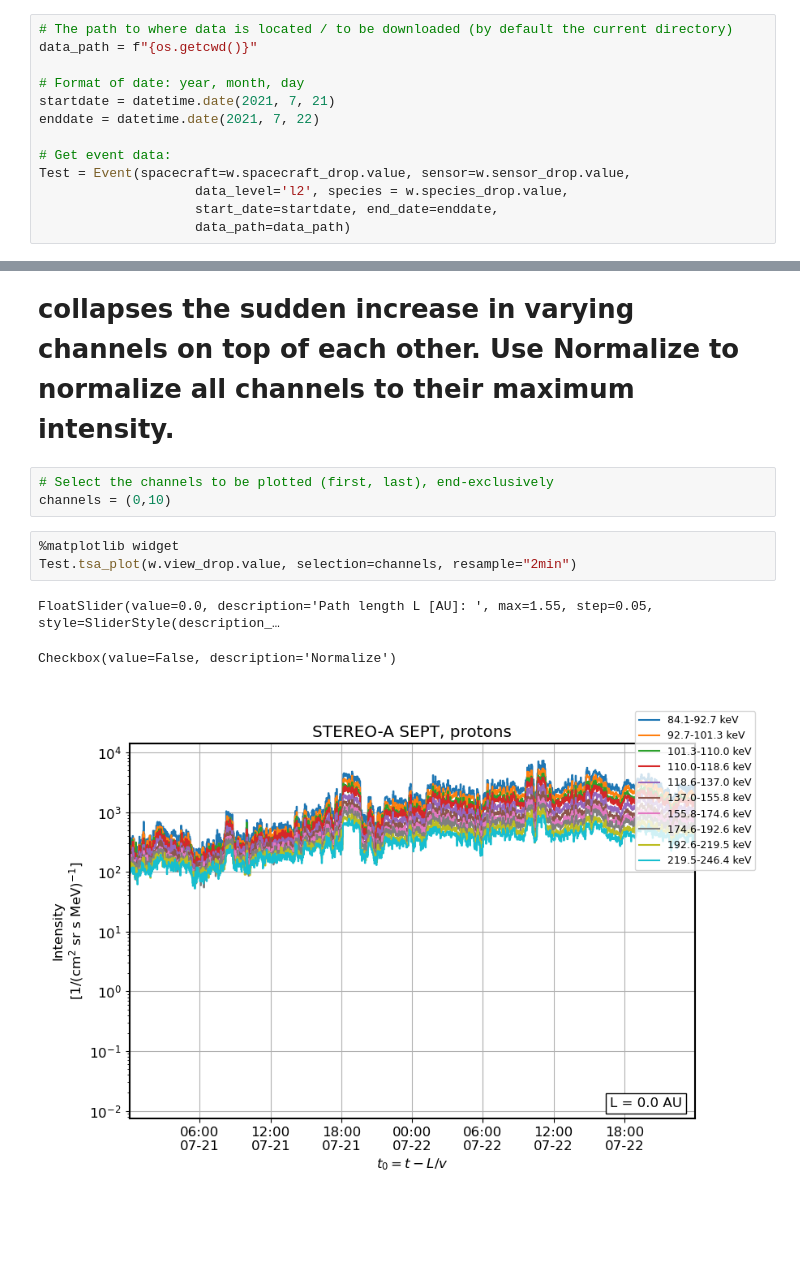
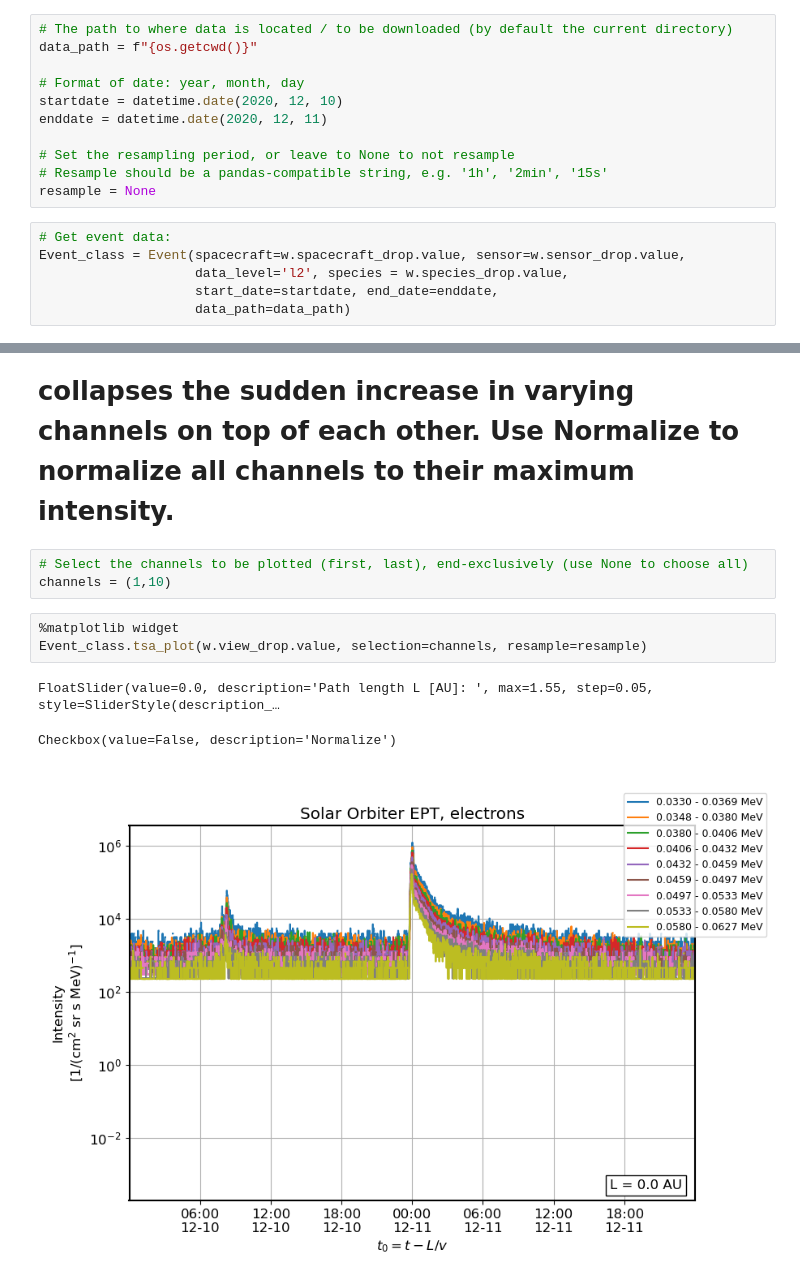
Before and after one commit to Christian-Palmroos/tsa_ds_notebooks, a Jupyter notebook: Time_Shift_Analysis_interactive_tool.ipynb, the cells around one changed output, grey strips where cells are left out. Cells and saved outputs as stored; diff of their text form; blank space fills up the shorter version.

```diff
--- a/Time_Shift_Analysis_interactive_tool.ipynb
+++ b/Time_Shift_Analysis_interactive_tool.ipynb
@@ -17,23 +17,27 @@ Dropdown(description='Spacecraft:', options=('STEREO-A', 'STEREO-B', 'Solar Orbi
 data_path = f"{os.getcwd()}"
 
 # Format of date: year, month, day
-startdate = datetime.date(2021, 7, 21)
-enddate = datetime.date(2021, 7, 22)
+startdate = datetime.date(2020, 12, 10)
+enddate = datetime.date(2020, 12, 11)
 
-# Get event data:
-Test = Event(spacecraft=w.spacecraft_drop.value, sensor=w.sensor_drop.value,
-                    data_level='l2', species = w.species_drop.value,
-                    start_date=startdate, end_date=enddate,
-                    data_path=data_path)
+# Set the resampling period, or leave to None to not resample
+# Resample should be a pandas-compatible string, e.g. '1h', '2min', '15s'
+resample = None
+# %%
+# Get event data:
+Event_class = Event(spacecraft=w.spacecraft_drop.value, sensor=w.sensor_drop.value,
+                    data_level='l2', species = w.species_drop.value,
+                    start_date=startdate, end_date=enddate,
+                    data_path=data_path)
 # %% [markdown]
 # User may select which channels to plot for the TSA. Adjust the slider to find the path length that collapses the sudden increase in varying channels on top of each other. Use Normalize to normalize all channels to their maximum intensity.
 # %%
-# Select the channels to be plotted (first, last), end-exclusively
-channels = (0,10)
+# Select the channels to be plotted (first, last), end-exclusively (use None to choose all)
+channels = (1,10)
 # %%
 %matplotlib widget
-Test.tsa_plot(w.view_drop.value, selection=channels, resample="2min")
+Event_class.tsa_plot(w.view_drop.value, selection=channels, resample=resample)
 # %% [output]
 FloatSlider(value=0.0, description='Path length L [AU]: ', max=1.55, step=0.05, style=SliderStyle(description_…
 Checkbox(value=False, description='Normalize')
-[figure, old version]
+[figure, new version]
```
Also changed, not shown: parts of 2 cells of this notebook, 3 other files.
